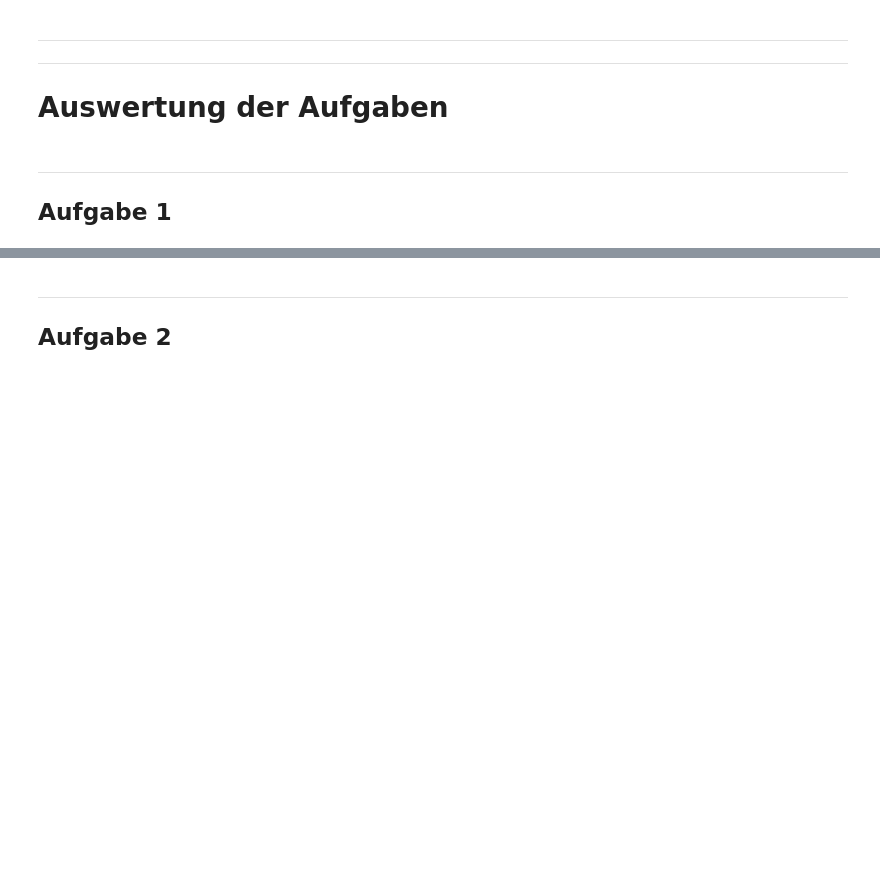
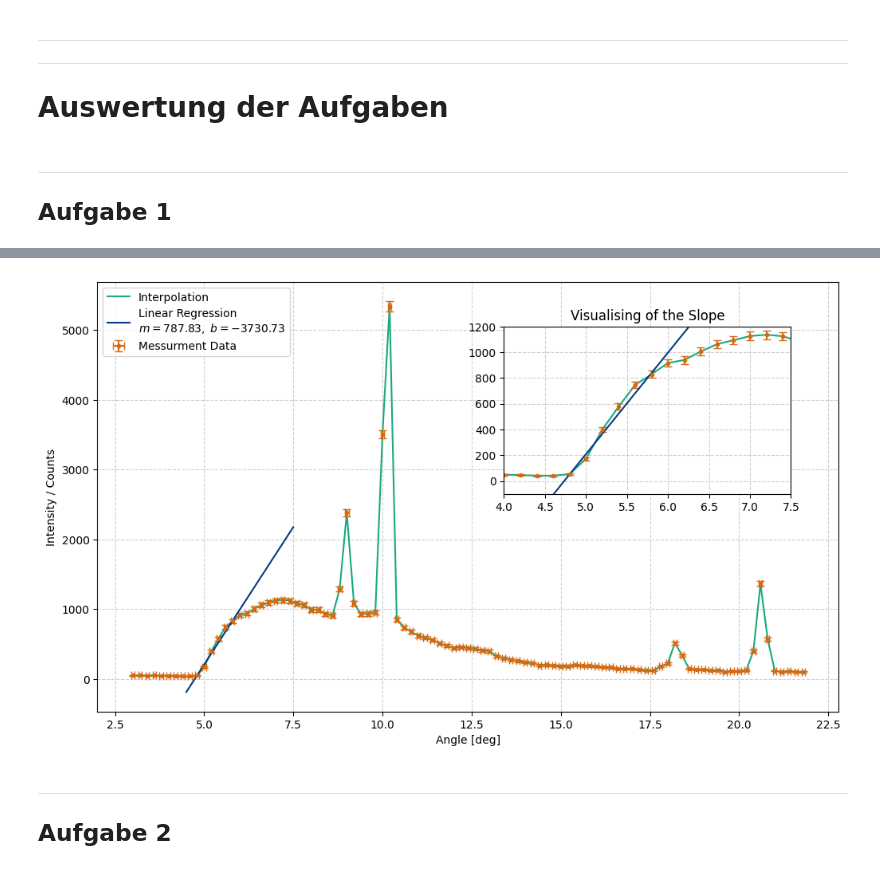
Before and after one commit to FinnZeumer/PAP-2, a Jupyter notebook: Versuche/255/Python/V255.ipynb, the cells around one changed output, grey strips where cells are left out. Drawn from its saved outputs; the diff is of its cells as text; code cells hidden in the pictures; blank space fills up the shorter version.

```diff
--- a/Versuche/255/Python/V255.ipynb
+++ b/Versuche/255/Python/V255.ipynb
@@ -91,3 +123,75 @@ from sympy import separatevars
+# %%
+task = '1a'
+plt.figure(figsize = (12,7))
+
+# Default interpolation
+plt.plot(
+    angle_T1,
+    counts_T1,
+    label='Interpolation',
+    )
+
+# Messurment data
+plt.errorbar(
+    angle_T1,
+    counts_T1,
+    err_intensity_T1,
+    err_angle_T1,
+    label='Messurment Data',
+    marker = '.',
+    ls = ' ',
+    capsize=3.5
+    )
+
+# Regression
+# Range of linear regression
+start, end = 9, 16
+popt, pcov = curve_fit(linear, angle_T1[start:end], counts_T1[start:end], sigma=err_intensity_T1[start:end])
+
+x = np.linspace(4.5, 7.5, 100)
+plt.plot(
+    x,
+    linear(x, *popt),
+    label = f'Linear Regression\n$m={popt[0]:.2f}, \\; b={popt[1]:.2f}$'
+)
+
+plt.legend(loc = 'upper left')
+plt.xlabel('Angle [deg]')
+plt.ylabel('Intensity / Counts')
+# Small Window
+a = plt.axes([.55, .50, .3, .3], facecolor = 'white')
+
+plt.plot(
+    angle_T1,
+    counts_T1,
+    label='Interpolation',
+    )
+
+# Messurment data
+plt.errorbar(
+    angle_T1,
+    counts_T1,
+    err_intensity_T1,
+    label='Messurment Data',
+    marker = '.',
+    ls = ' ',
+    capsize=3.5
+    )
+
+plt.plot(
+    x,
+    linear(x, *popt),
+    label = f'Linear Regression\n$m={popt[0]:.2f}, \\; b={popt[1]:.2f}$'
+)
+
+plt.xlim(4, 7.5)
+plt.ylim(-100, 1200)
+plt.title('Visualising of the Slope')
+
+plt.savefig(f'{plt_save_folder}hohle_spectrum_and_slope_{task}')
+plt.show()
+# %% [output]
+[figure, added]
 # %% [markdown]
 <hr>
 
```
Also changed, not shown: parts of 4 cells of this notebook, 14 other files.
